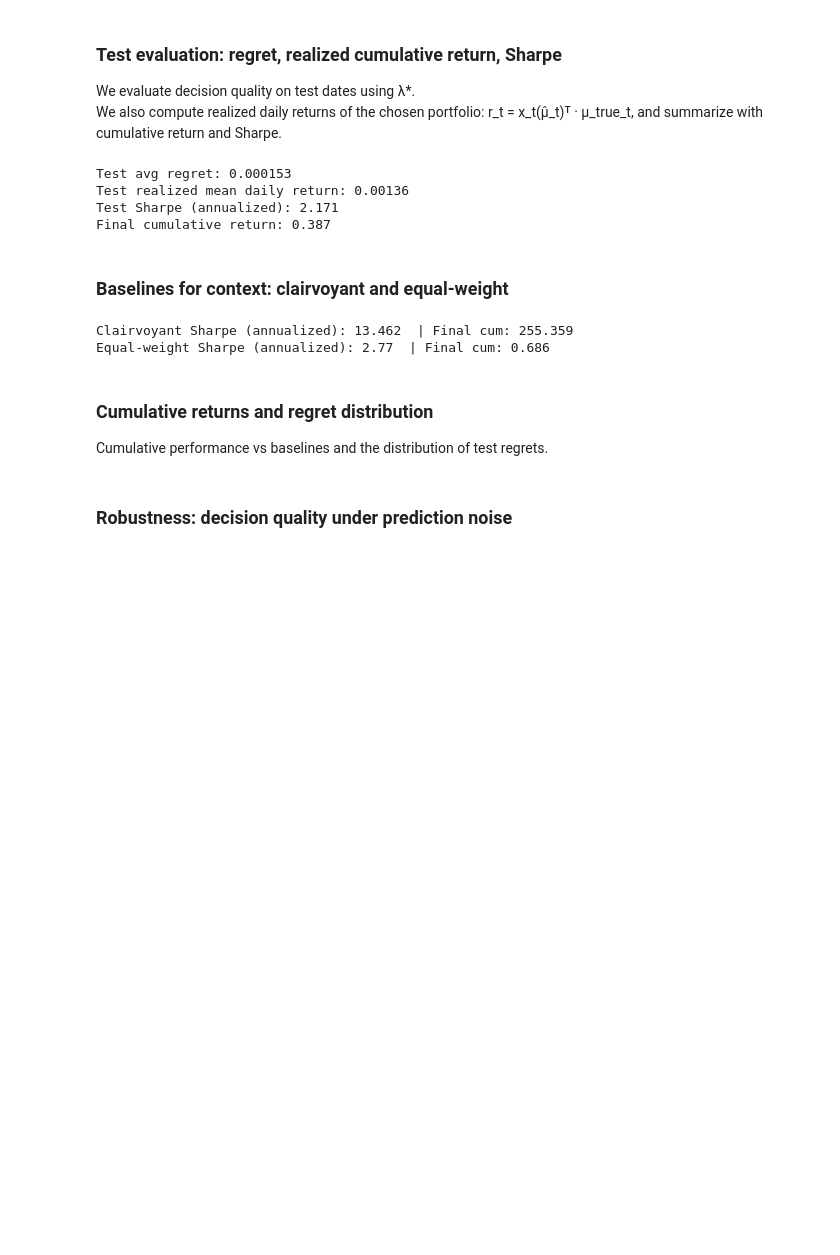
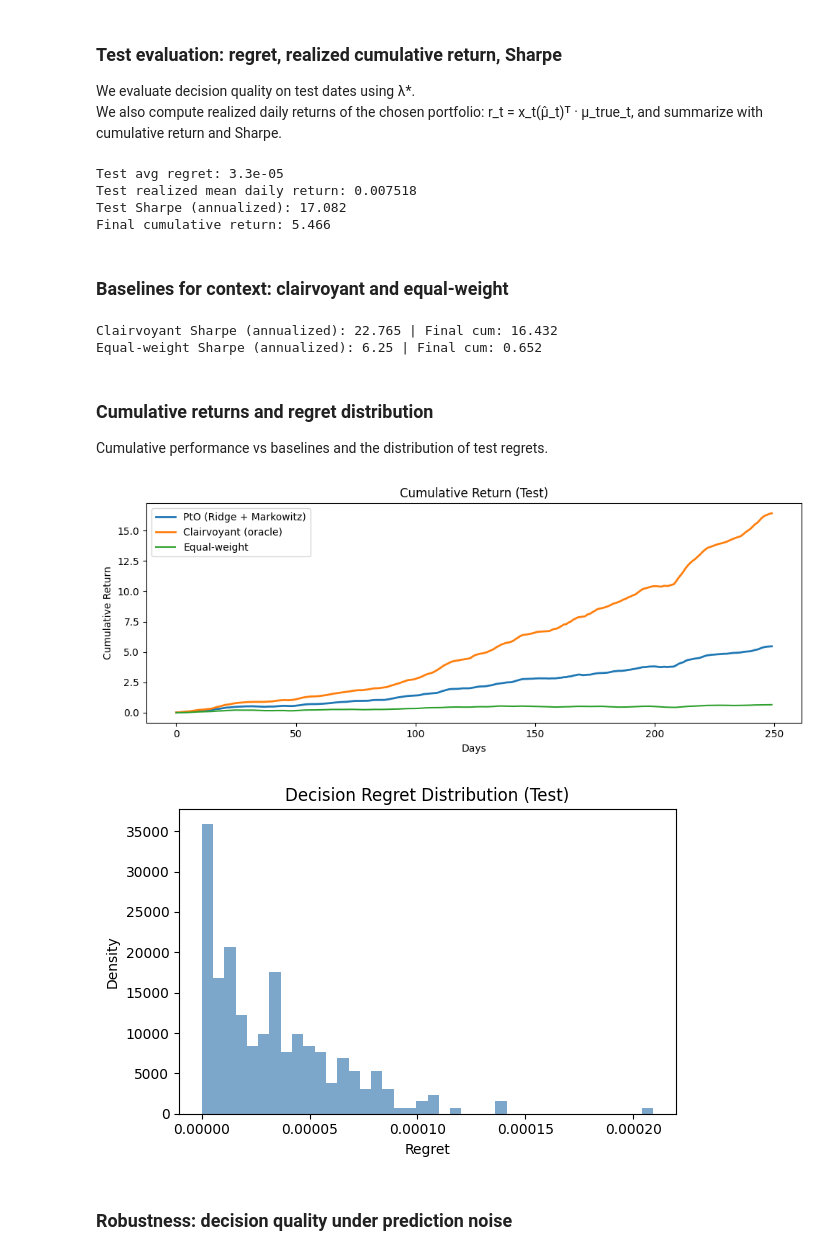
Before and after one commit to Paolaloi/DFL_thesis, a Jupyter notebook: DFL_main.ipynb, the cells around one changed output. Saved outputs shown, nothing was run; the diff lists cells and outputs as text; code cells hidden in the pictures; blank space fills up the shorter version.

```diff
--- a/DFL_main.ipynb
+++ b/DFL_main.ipynb
@@ -256,16 +295,18 @@ Chosen λ* (min avg regret on validation): 100.0
 We evaluate decision quality on test dates using λ*.
 We also compute realized daily returns of the chosen portfolio: r_t = x_t(μ̂_t)ᵀ · μ_true_t, and summarize with cumulative return and Sharpe.
 # %%
+### Test Evaluation: Decision Regret, Realized Return, Sharpe Ratio
+
 avg_reg_test, regrets_test = average_regret(Y_test_pred, Y_test, Sigma_train, lam_star)
 
 def realized_path(mu_pred_seq, mu_true_seq, Sigma_mat, lam):
     rets = []
-    xs = []
+    weights = []
     for mu_hat, mu_true in zip(mu_pred_seq, mu_true_seq):
-        x_hat = solve_markowitz(mu_hat, Sigma_mat, lam=lam, long_only=True)
-        xs.append(x_hat)
+        x_hat = solve_markowitz(mu_hat, Sigma_mat, lam)
+        weights.append(x_hat)
         rets.append(float(x_hat @ mu_true))
-    return np.array(rets), np.array(xs)
+    return np.array(rets), np.array(weights)
 
 test_realized, test_weights = realized_path(Y_test_pred, Y_test, Sigma_train, lam_star)
 cum_ret = np.cumprod(1.0 + test_realized) - 1.0
@@ -276,55 +317,68 @@ print("Test realized mean daily return:", np.round(test_realized.mean(), 6))
 print("Test Sharpe (annualized):", np.round(sharpe, 3))
 print("Final cumulative return:", np.round(cum_ret[-1], 3))
 # %% [output]
-Test avg regret: 0.000153
-Test realized mean daily return: 0.00136
-Test Sharpe (annualized): 2.171
-Final cumulative return: 0.387
+Test avg regret: 3.3e-05
+Test realized mean daily return: 0.007518
+Test Sharpe (annualized): 17.082
+Final cumulative return: 5.466
 # %% [markdown]
 
 ### Baselines for context: clairvoyant and equal-weight
 # %%
+
 def clairvoyant_realized(mu_true_seq, Sigma_mat, lam):
     rets = []
     for mu_true in mu_true_seq:
-        x_star = solve_markowitz(mu_true, Sigma_mat, lam=lam, long_only=True)
+        x_star = solve_markowitz(mu_true, Sigma_mat, lam)
         rets.append(float(x_star @ mu_true))
     rets = np.array(rets)
-    return rets, np.cumprod(1.0 + rets) - 1.0
+    cum = np.cumprod(1.0 + rets) - 1.0
+    return rets, cum
 
-def equal_weight_realized(mu_true_seq, N):
+def equal_weight_realized(mu_true_seq):
+    N = mu_true_seq.shape[1]
     x_eq = np.ones(N) / N
-    rets = np.array([float(x_eq @ mu_t) for mu_t in mu_true_seq])
-    return rets, np.cumprod(1.0 + rets) - 1.0
+    rets = mu_true_seq @ x_eq
+    cum = np.cumprod(1.0 + rets) - 1.0
+    return rets, cum
 
+# Usa la matrice di covarianza "pulita"
 cw_rets, cw_cum = clairvoyant_realized(Y_test, Sigma_train, lam_star)
-eq_rets, eq_cum = equal_weight_realized(Y_test, Y_test.shape[1])
+eq_rets, eq_cum = equal_weight_realized(Y_test)
 
 cw_sharpe = cw_rets.mean() / (cw_rets.std() + 1e-12) * np.sqrt(252)
 eq_sharpe = eq_rets.mean() / (eq_rets.std() + 1e-12) * np.sqrt(252)
 
-print("Clairvoyant Sharpe (annualized):", np.round(cw_sharpe, 3), " | Final cum:", np.round(cw_cum[-1], 3))
-print("Equal-weight Sharpe (annualized):", np.round(eq_sharpe, 3), " | Final cum:", np.round(eq_cum[-1], 3))
+print("Clairvoyant Sharpe (annualized):", np.round(cw_sharpe, 3), "| Final cum:", np.round(cw_cum[-1], 3))
+print("Equal-weight Sharpe (annualized):", np.round(eq_sharpe, 3), "| Final cum:", np.round(eq_cum[-1], 3))
 # %% [output]
-Clairvoyant Sharpe (annualized): 13.462  | Final cum: 255.359
-Equal-weight Sharpe (annualized): 2.77  | Final cum: 0.686
+Clairvoyant Sharpe (annualized): 22.765 | Final cum: 16.432
+Equal-weight Sharpe (annualized): 6.25 | Final cum: 0.652
 # %% [markdown]
 ### Cumulative returns and regret distribution
 Cumulative performance vs baselines and the distribution of test regrets.
 # %%
 plt.figure(figsize=(10,4))
-plt.plot(cum_ret, label="PtO (Ridge + Markowitz)")
-plt.plot(cw_cum, label="Clairvoyant (oracle)")
-plt.plot(eq_cum, label="Equal-weight")
+plt.plot(cum_ret, label="PtO (Ridge + Markowitz)", color="tab:blue", linewidth=2)
+plt.plot(cw_cum, label="Clairvoyant (oracle)", color="tab:orange", linewidth=2)
+plt.plot(eq_cum, label="Equal-weight", color="tab:green", linewidth=1.5)
 plt.title("Cumulative Return (Test)")
-plt.xlabel("Days"); plt.ylabel("Cumulative Return")
-plt.legend(); plt.tight_layout(); plt.show()
+plt.xlabel("Days")
+plt.ylabel("Cumulative Return")
+plt.legend()
+plt.tight_layout()
+plt.show()
 
 plt.figure(figsize=(6,4))
-plt.hist(regrets_test, bins=30, density=True)
+plt.hist(regrets_test, bins=40, density=True, color="steelblue", alpha=0.7)
 plt.title("Decision Regret Distribution (Test)")
-plt.xlabel("Regret"); plt.ylabel("Density")
-plt.tight_layout(); plt.show()
+plt.xlabel("Regret")
+plt.ylabel("Density")
+plt.tight_layout()
+plt.show()
+# %% [output]
+[figure, added]
+[figure, added]
 # %% [markdown]
 ### Robustness: decision quality under prediction noise
 # %%
```
Also changed, not shown: parts of 30 cells of this notebook.
